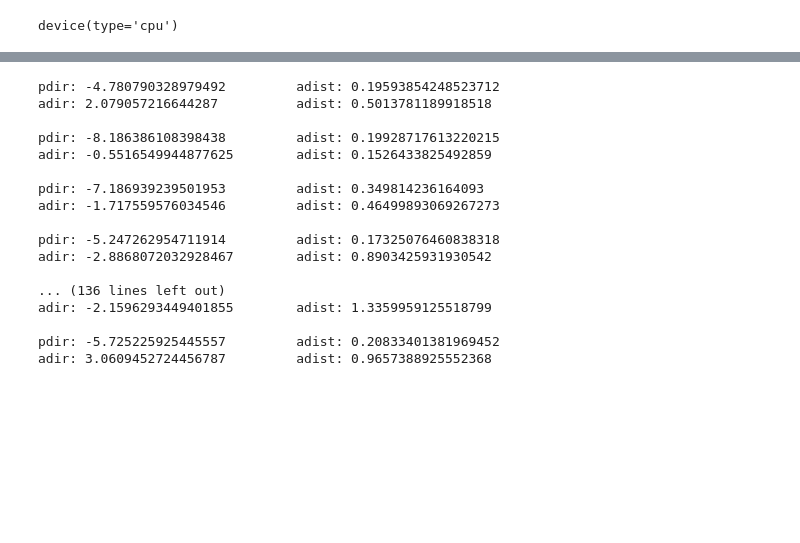
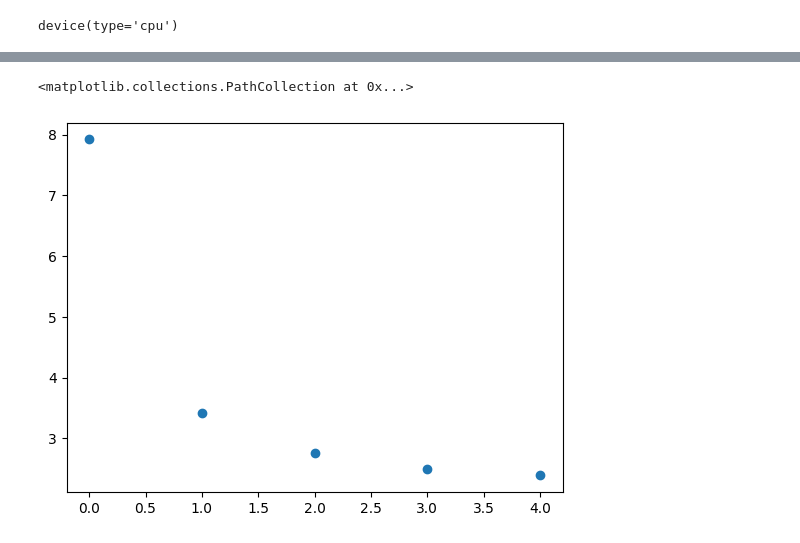
Before and after one commit to kalkulator413/argo_nn, a Jupyter notebook: train.ipynb, the cells around one changed output, grey strips where cells are left out. Drawn from its saved outputs; the diff is of its cells as text; code cells hidden in the pictures; blank space fills up the shorter version.

Commit message:
update code from collab

```diff
--- a/train.ipynb
+++ b/train.ipynb
@@ -13,0 +13,5 @@ data = pd.read_csv('out.csv')
+# %%
+complete = pd.read_csv('EOF.csv')
+# data is cut off because collab didnt finish loading the entire csv
+# which is why we have < 1.2 million rows here
+complete
@@ -13,0 +32,7 @@ data = pd.read_csv('out.csv')
+# %%
+data = complete.assign(dy=complete.get('nlat')-complete.get('lat'));
+data = data.assign(dx=data.get('nlon')-data.get('lon'));
+data = data.assign(magnitude=np.sqrt(data.get('dy')**2 + data.get('dx')**2))
+data = data.assign(angle=np.arctan2(data.get('dy'), data.get('dx')))
+data = data[['ts1', 'ts2', 'ts3', 'ts4', 'ts5', 'ts6', 'ts7', 'ts8', 'angle', 'magnitude']].dropna()
+data
@@ -19,23 +59,24 @@ X, Y = shuffle(X, Y)
 X_train, X_test, Y_train, Y_test = train_test_split(X, Y, test_size=0.2)
 # %%
 model = nn.Sequential(
-    nn.Linear(13, 2)
+    nn.Linear(8, 2)
 ).to(device)
 optimizer = torch.optim.SGD(model.parameters(), lr=0.01)
 criterion = nn.MSELoss()
 
 
-running_loss = 0.0
-for i in range(len(X_train)):
-    optimizer.zero_grad()
+losses = []
+for epoch in range(5):
+  optimizer.zero_grad()
 
-    guess = model(X_train[i])
-    loss = criterion(guess, Y_train[i])
-    loss.backward()
-    optimizer.step()
+  guess = model(X_train)
+  loss = criterion(guess, Y_train)
+  loss.backward()
+  optimizer.step()
 
-    running_loss += loss.cpu().detach().numpy()
+  losses.append(loss.cpu().detach().numpy())
 
-print("training loss:", np.sqrt(running_loss))
+print("training loss:", np.sqrt(losses[-1]))
 print("test loss:", criterion(model(X_test), Y_test).cpu().detach().numpy())
+plt.scatter(np.arange(5), losses)
 # %% [output]
@@ -45,24 +85,2 @@ test loss: 17.151224
+<matplotlib.collections.PathCollection at 0x...>
+[figure, added]
-# %%
-pred = model(X_test)
-for i in range(len(X_test)):
-    print(f'pdir: {pred[i][0]} \t adist: {pred[i][1]}')
-    print(f'adir: {Y[i][0]} \t adist: {Y[i][1]}')
-    print()
-# %% [output]
-pdir: -4.780790328979492         adist: 0.19593854248523712
-adir: 2.079057216644287          adist: 0.5013781189918518
-
-pdir: -8.186386108398438         adist: 0.19928717613220215
-adir: -0.5516549944877625        adist: 0.1526433825492859
-
-pdir: -7.186939239501953         adist: 0.349814236164093
-adir: -1.717559576034546         adist: 0.46499893069267273
-
-pdir: -5.247262954711914         adist: 0.17325076460838318
-adir: -2.8868072032928467        adist: 0.8903425931930542
-
-... (136 lines left out)
-adir: -2.1596293449401855        adist: 1.3359959125518799
-
-pdir: -5.725225925445557         adist: 0.20833401381969452
-adir: 3.0609452724456787         adist: 0.9657388925552368
```
Also changed, not shown: parts of 8 cells of this notebook.
